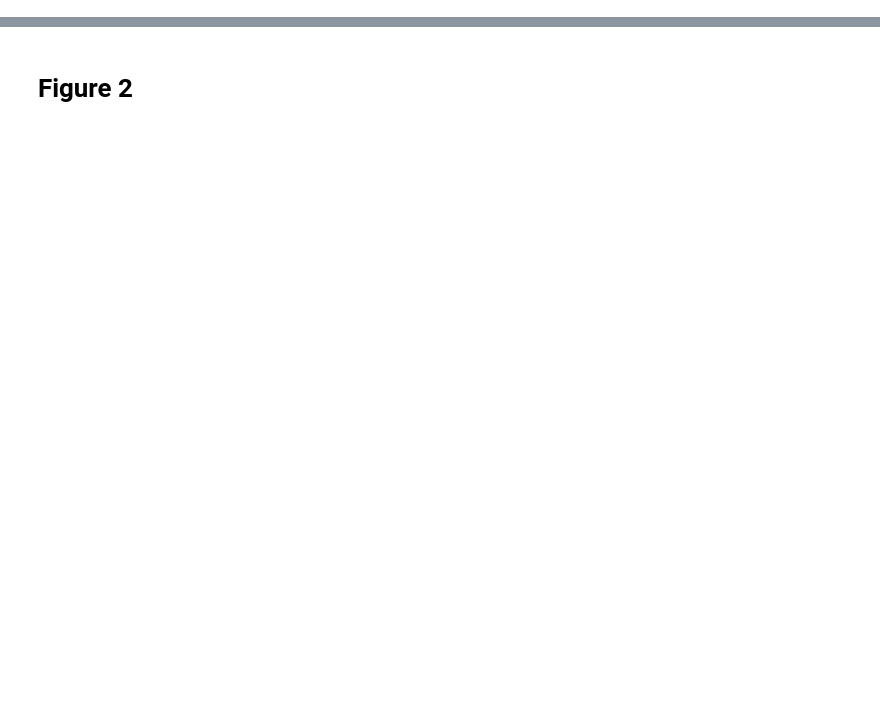
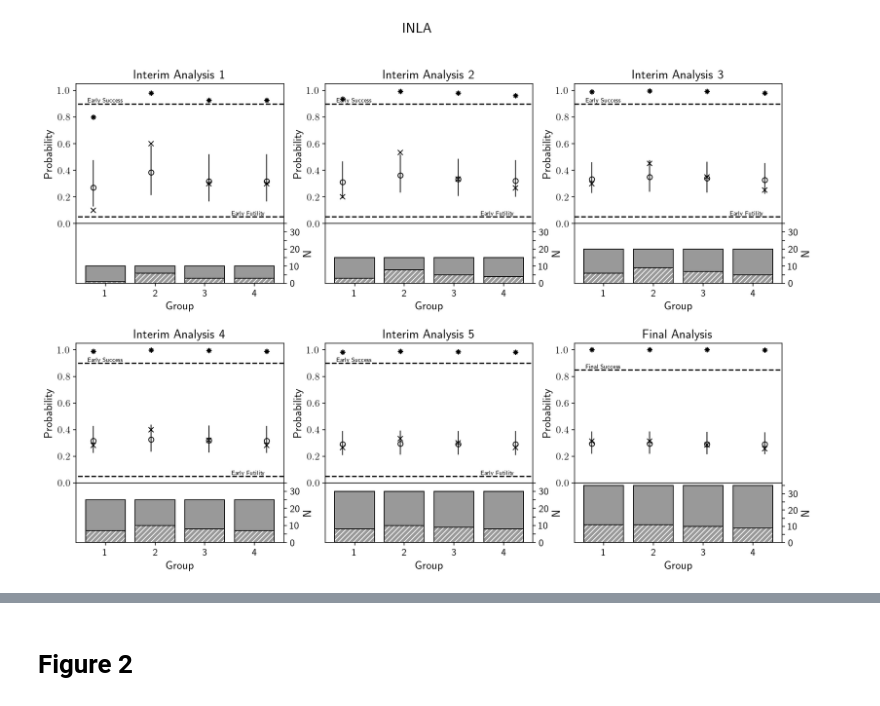
Before and after one commit to constinit/imprint, a Jupyter notebook: research/berry/berry_part1.ipynb, the cells around one changed output, grey strips where cells are left out. Cells and saved outputs as stored; diff of their text form; code cells hidden in the pictures; blank space fills up the shorter version.

```diff
--- a/research/berry/berry_part1.ipynb
+++ b/research/berry/berry_part1.ipynb
@@ -343,0 +137,5 @@ plt.show()
+# %%
+inla_stats = inla_figure1_data(fi, y_i, n_i)
+figure1_plot(fi, "INLA", data, inla_stats)
+# %% [output]
+[figure, added]
```
Also changed, not shown: parts of 32 cells of this notebook, 45 other files.
